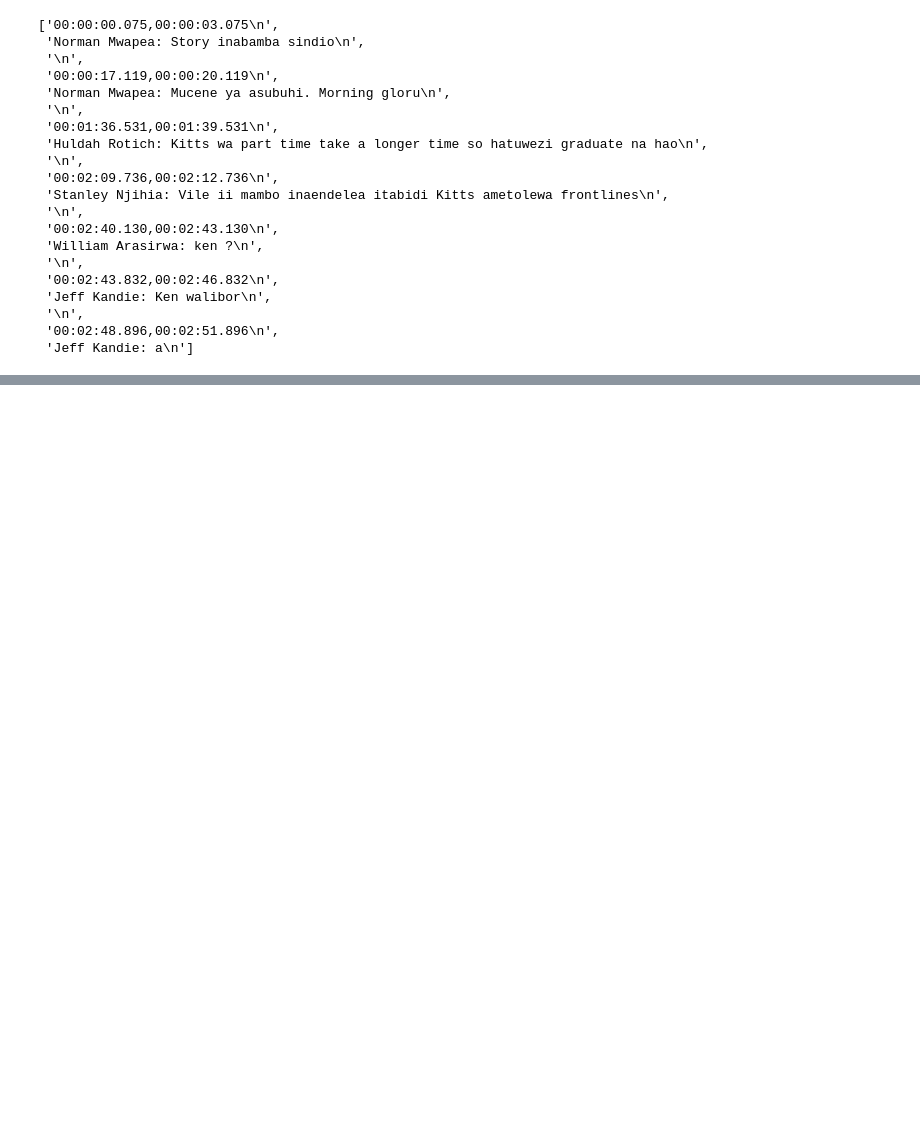
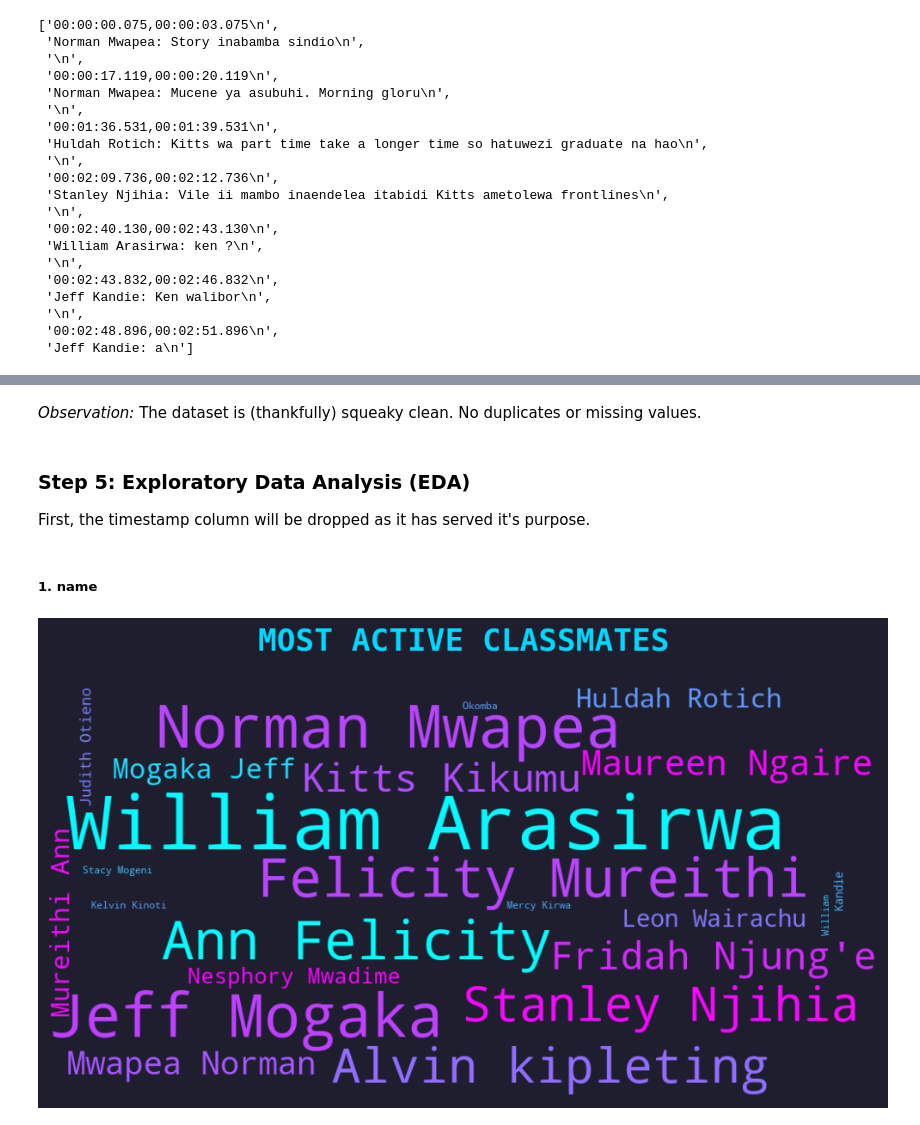
Before and after one commit to Vain-Guy/chit-chat, a Jupyter notebook: chatterbox.ipynb, the cells around one changed output, grey strips where cells are left out. Drawn from its saved outputs; the diff is of its cells as text; code cells hidden in the pictures; blank space fills up the shorter version.

Commit message:
Variable analysis: DONE

```diff
--- a/chatterbox.ipynb
+++ b/chatterbox.ipynb
@@ -376,0 +586,54 @@ display(final_df)
+# %% [markdown]
+*Observation:* The dataset is (thankfully) squeaky clean. No duplicates or missing values.
+# %% [markdown]
+### Step 5: Exploratory Data Analysis (EDA)
+
+First, the timestamp column will be dropped as it has served it's purpose.
+# %%
+# Drop timestamp
+chatterbox_df.drop(columns=['timestamp'], inplace=True)
+# %% [markdown]
+##### 1. name
+# %%
+# Combine all names into a single string
+text = " ".join(chatterbox_df['name'])
+
+# Create word cloud
+wordcloud = WordCloud(
+    width=1000,
+    height=500,
+    background_color='#1e1e2e',
+    colormap='cool',
+    stopwords=stopwords,
+    contour_width=2,
+    contour_color='#00d9ff',
+    prefer_horizontal=0.65,
+    max_words=50,
+    relative_scaling=0.5,
+    min_font_size=12,
+    mode='RGBA'
+).generate(text)
+
+# Create figure
+fig, ax = plt.subplots(figsize=(10, 7), facecolor='#1e1e2e')
+ax.set_facecolor('#1e1e2e')
+
+# Display word cloud
+ax.imshow(wordcloud, interpolation='bilinear')
+ax.axis('off')
+
+# Add data science themed header
+ax.text(0.5, 1.08, 'MOST ACTIVE CLASSMATES',
+        transform=ax.transAxes,
+        fontsize=26,
+        weight='bold',
+        ha='center',
+        color='#00d9ff',
+        fontfamily='monospace')
+
+
+plt.tight_layout()
+plt.subplots_adjust(top=0.92, bottom=0.05)
+plt.show()
+# %% [output]
+[figure, added]
```
Also changed, not shown: parts of 30 cells of this notebook.
